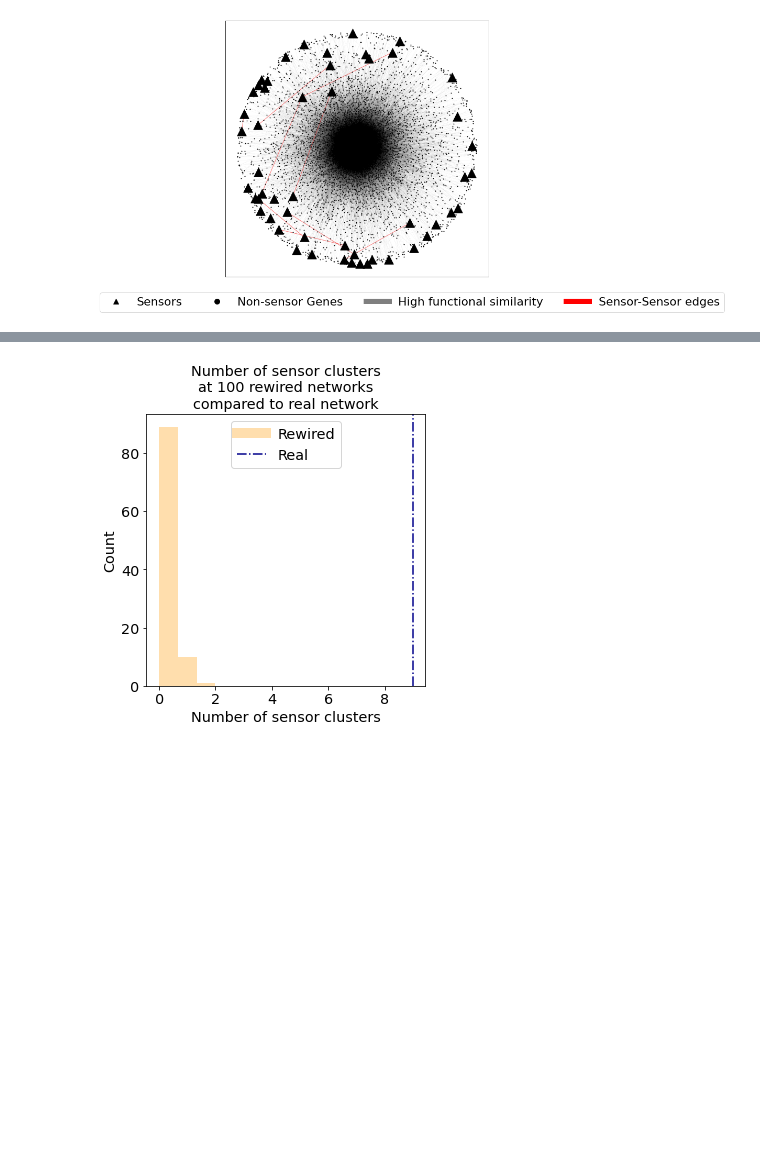
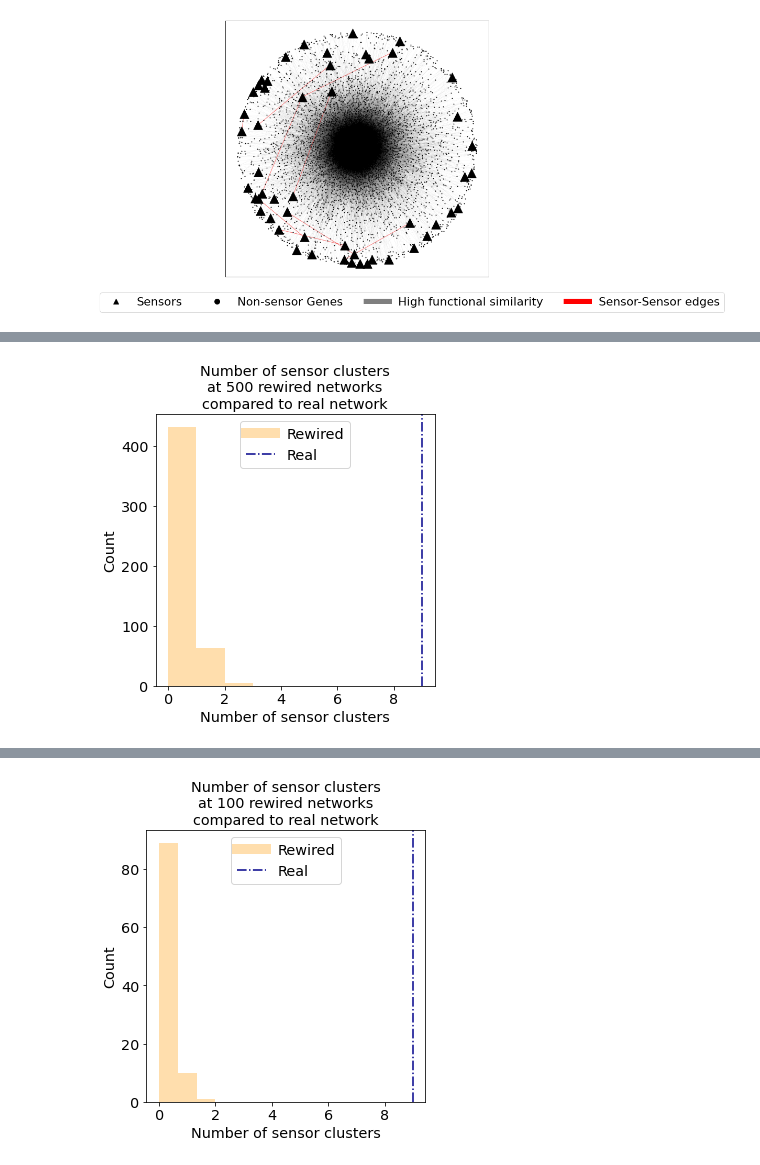
Before and after one commit to oacar/enm_package, a Jupyter notebook: notebooks/05-Rewired-network-sensors.ipynb, the cells around one changed output, grey strips where cells are left out. Cells and saved outputs as stored; diff of their text form; code cells hidden in the pictures; blank space fills up the shorter version.

```diff
--- a/notebooks/05-Rewired-network-sensors.ipynb
+++ b/notebooks/05-Rewired-network-sensors.ipynb
@@ -431,0 +289,2 @@ Calculating 1,024 uncorrected p-values using fisher
+# %%
+sensors_df_rew = pd.concat([pd.read_csv(f'../data/interim/rewired_data500/{idx}/sensors_df_rew_{idx}.csv') for idx in range(500)],keys=range(500)).reset_index(level=0)
@@ -435,0 +349,15 @@ res2 = [i.sensors_df.dropna(subset=['go_group']).go_group.nunique() for i in e_p
+# %%
+fig, ax =plt.subplots(figsize=(5,5))
+ax.hist(res,3,color='navajowhite')
+ax.set_xlabel('Number of sensor clusters')
+ax.set_ylabel('Count')
+ax.set_title('Number of sensor clusters\nat 500 rewired networks\ncompared to real network')
+ax.axvline(9,c='darkblue',linestyle='-.')
+plt.legend(handles = [
+    Line2D([0],[0],color='navajowhite',linewidth=10,label='Rewired'),
+    Line2D([0],[0],color='darkblue',linestyle='-.', label='Real')
+], loc='upper center')
+
+fig.savefig('../reports/figures/paper_figures_supp/rewired_sensor_count.png', bbox_inches='tight',dpi=150)
+# %% [output]
+[figure, added]
```
Also changed, not shown: parts of 34 cells of this notebook, 6 other files.
